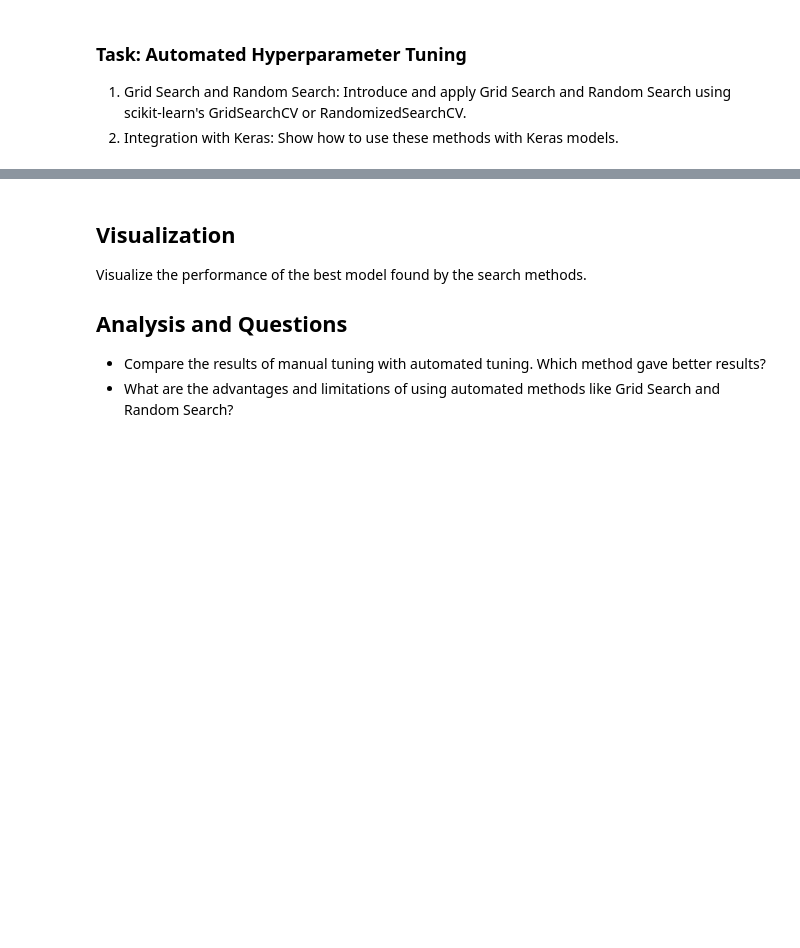
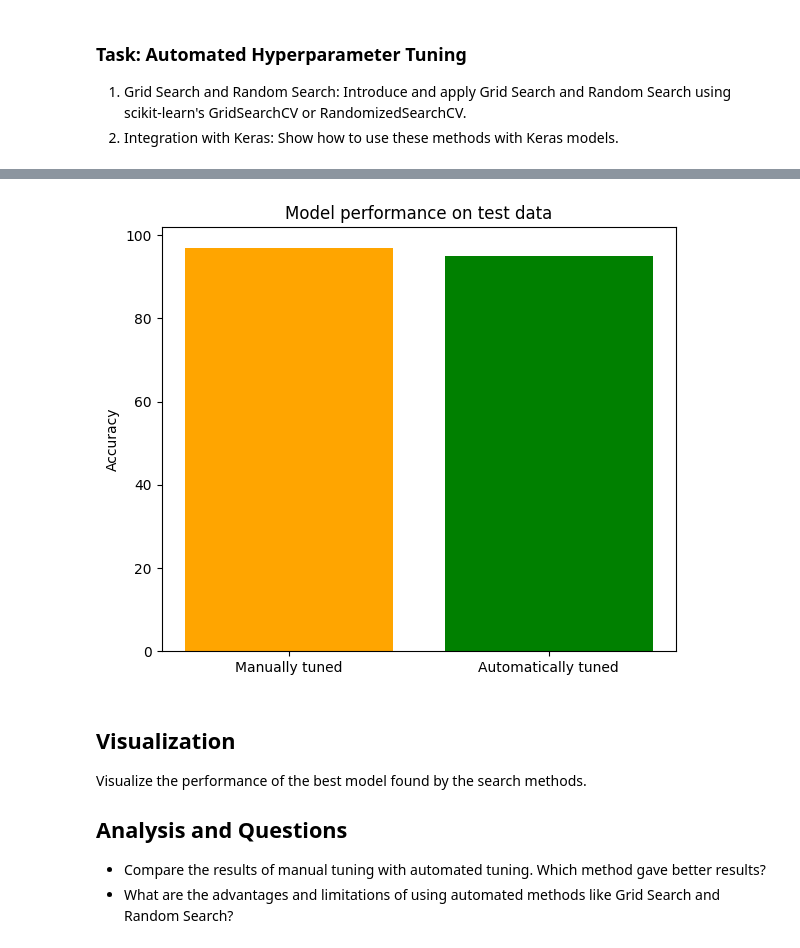
Before and after one commit to Kevy69/deep-machine-learning, a Jupyter notebook: 27 November - 1 December/Code/Hyperparameter_tuning.ipynb, the cells around one changed output, grey strips where cells are left out. Saved outputs shown, nothing was run; the diff lists cells and outputs as text; code cells hidden in the pictures; blank space fills up the shorter version.

```diff
--- a/27 November - 1 December/Code/Hyperparameter_tuning.ipynb
+++ b/27 November - 1 December/Code/Hyperparameter_tuning.ipynb
@@ -180,7 +164,7 @@ learning_rates = [0.001, 0.01, 0.1]
 layers_and_neurons = [(i, f) for i in range(32, 96, 32) for f in range(32, 96, 32)]
 activation_functions = ['relu', 'sigmoid']
 
-manual_search(learning_rates, layers_and_neurons, activation_functions)
+manual_search_model = manual_search(learning_rates, layers_and_neurons, activation_functions)
 # %% [output]
 Training: 0.001, (32, 32), relu
 Training: 0.001, (32, 32), sigmoid
@@ -226,7 +210,7 @@ def create_model_to_search(learning_rate, num_layers, hidden_units, activation):
 
     print(f'learning_rate={learning_rate}, num_layers={num_layers}, hidden_units={hidden_units}, activation={activation}')
 
-    model = tf.keras.models.Sequential()
+    model = Sequential()
     model.add(tf.keras.layers.InputLayer(input_shape=(784,)))
 
     for _ in range(num_layers):
@@ -334,0 +260,9 @@ array([1, 1, 0, 1, 1, 1, 1, 1, 1, 0, 1, 1, 1, 1, 1, 1, 1, 1, 1, 1, 1, 1,
+# %%
+# Summarize results
+print(f"Best: {grid_result.best_score_}\n{grid_result.best_params_}")
+
+# Evaluate the best model on test data
+automated_search_model = grid.best_estimator_
+automated_accuracy = automated_search_model.score(X_test, y_test)
+automated_accuracy = round(automated_accuracy * 100)
+automated_accuracy
@@ -334,0 +273,4 @@ array([1, 1, 0, 1, 1, 1, 1, 1, 1, 0, 1, 1, 1, 1, 1, 1, 1, 1, 1, 1, 1, 1,
+# %%
+manual_accuracy = manual_search_model.evaluate(X_test, y_test)
+manual_accuracy = round(manual_accuracy[1] * 100)
+manual_accuracy
@@ -335,3 +280,19 @@ array([1, 1, 0, 1, 1, 1, 1, 1, 1, 0, 1, 1, 1, 1, 1, 1, 1, 1, 1, 1, 1, 1,
+# %%
+# Create a bar plot
+plt.figure(figsize=(6, 5))  # Set the figure size (optional)
+
+plt.bar(
+    x=['Manually tuned', 'Automatically tuned'],
+    height=[manual_accuracy, automated_accuracy],
+    color=['orange', 'green']
+)
+
+plt.ylabel('Accuracy')
+plt.title('Model performance on test data')
+plt.tight_layout()  # Adjust layout for better appearance
+plt.show()
+# %% [output]
+[figure, added]
 # %% [markdown]
 ## Visualization
 Visualize the performance of the best model found by the search methods.
```
Also changed, not shown: parts of 8 cells of this notebook.
